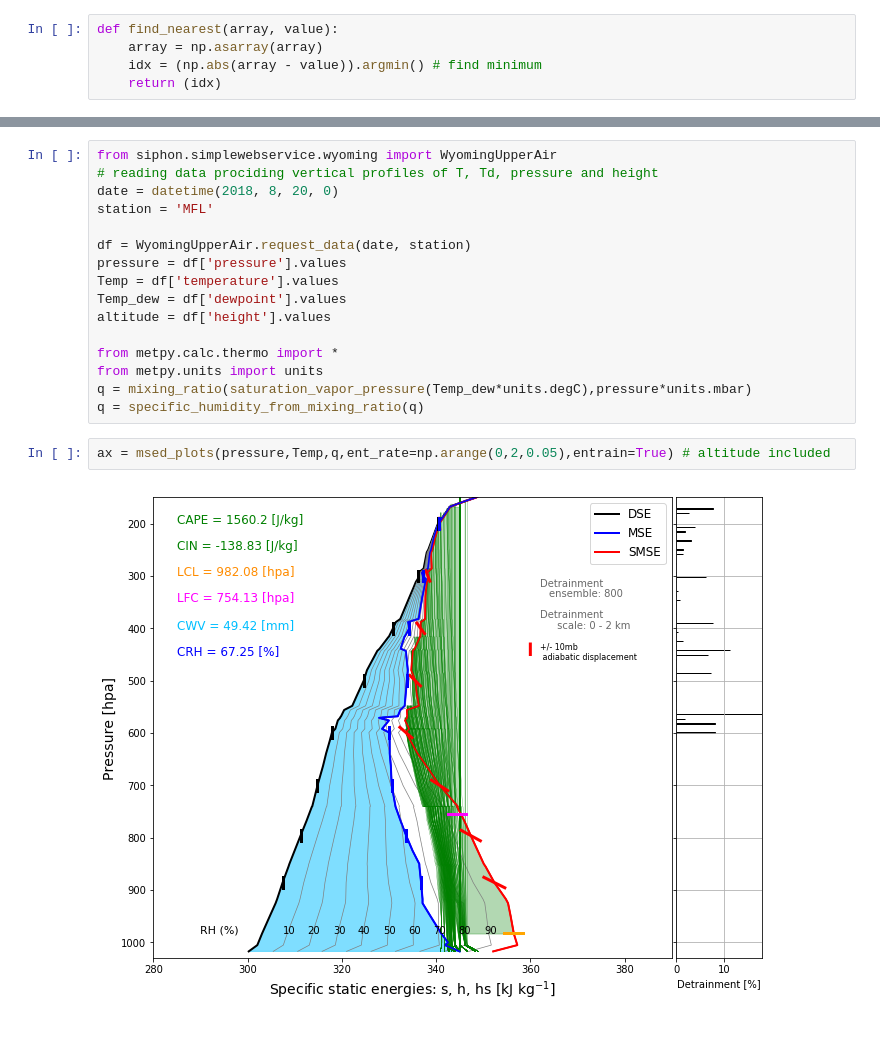
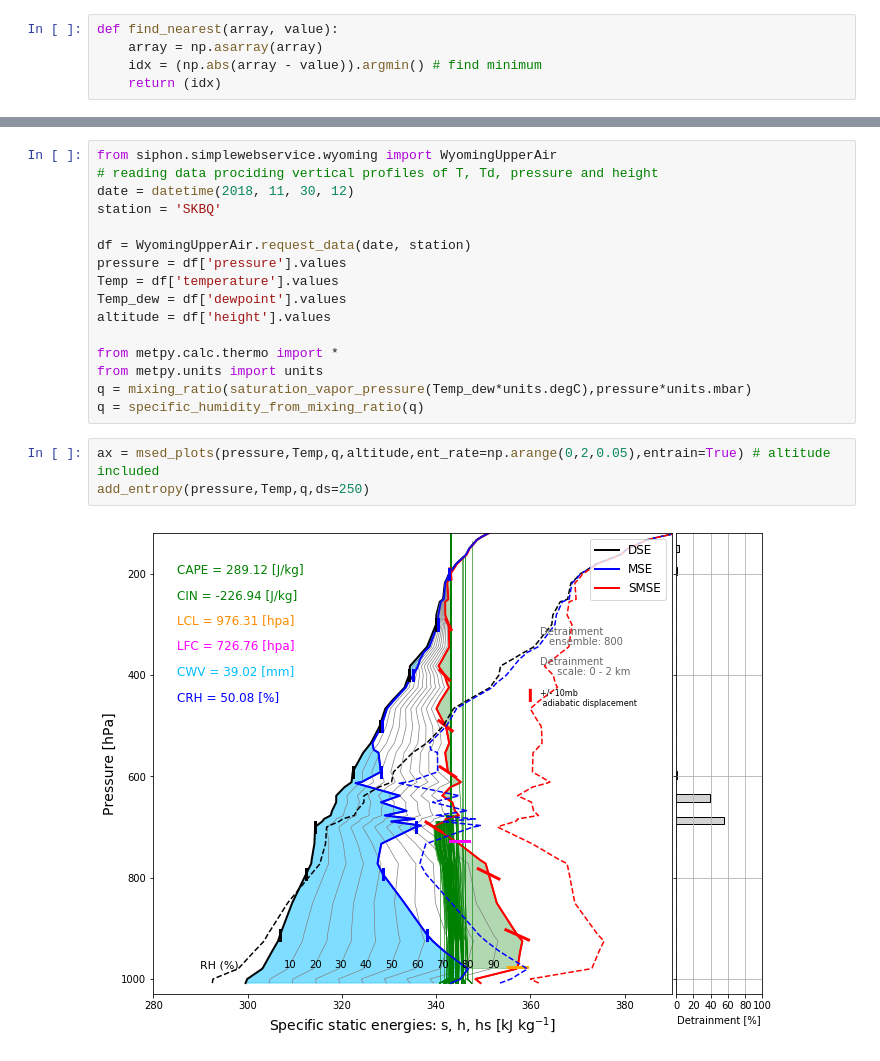
Before and after one commit to weiming9115/Working-Space, a Jupyter notebook: MSEplots_sourcecode.ipynb, the cells around one changed output, grey strips where cells are left out. Drawn from its saved outputs; the diff is of its cells as text.

Commit message:
upload MSEplots-entropy-1.1.16v

```diff
--- a/MSEplots_sourcecode.ipynb
+++ b/MSEplots_sourcecode.ipynb
@@ -371,8 +481,8 @@ def add_RCEREF(cooling=-1.3,heatflux=116):
 # %%
 from siphon.simplewebservice.wyoming import WyomingUpperAir
 # reading data prociding vertical profiles of T, Td, pressure and height
-date = datetime(2018, 8, 20, 0)
-station = 'MFL'
+date = datetime(2018, 11, 30, 12)
+station = 'SKBQ'
 
 df = WyomingUpperAir.request_data(date, station)
 pressure = df['pressure'].values
@@ -385,6 +495,7 @@ from metpy.units import units
 q = mixing_ratio(saturation_vapor_pressure(Temp_dew*units.degC),pressure*units.mbar)
 q = specific_humidity_from_mixing_ratio(q)
 # %%
-ax = msed_plots(pressure,Temp,q,ent_rate=np.arange(0,2,0.05),entrain=True) # altitude included
+ax = msed_plots(pressure,Temp,q,altitude,ent_rate=np.arange(0,2,0.05),entrain=True) # altitude included
+add_entropy(pressure,Temp,q,ds=250)
 # %% [output]
-[figure, old version]
+[figure, new version]
```
Also changed, not shown: parts of 13 cells of this notebook, 6 other files.
